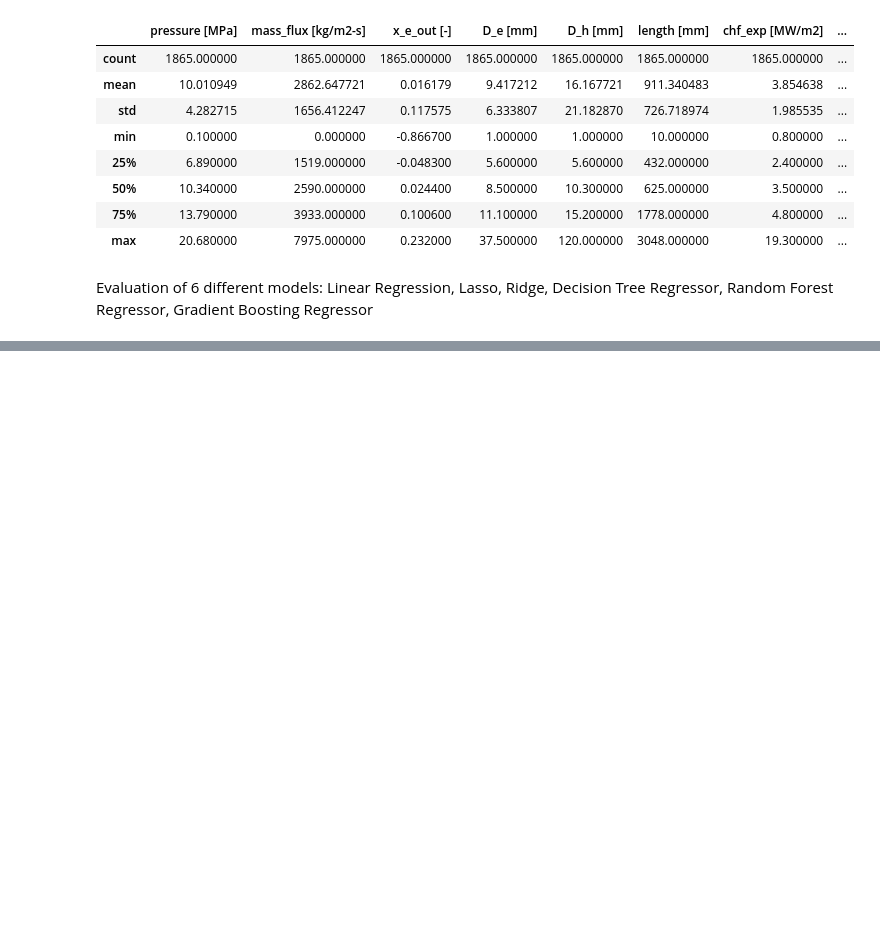
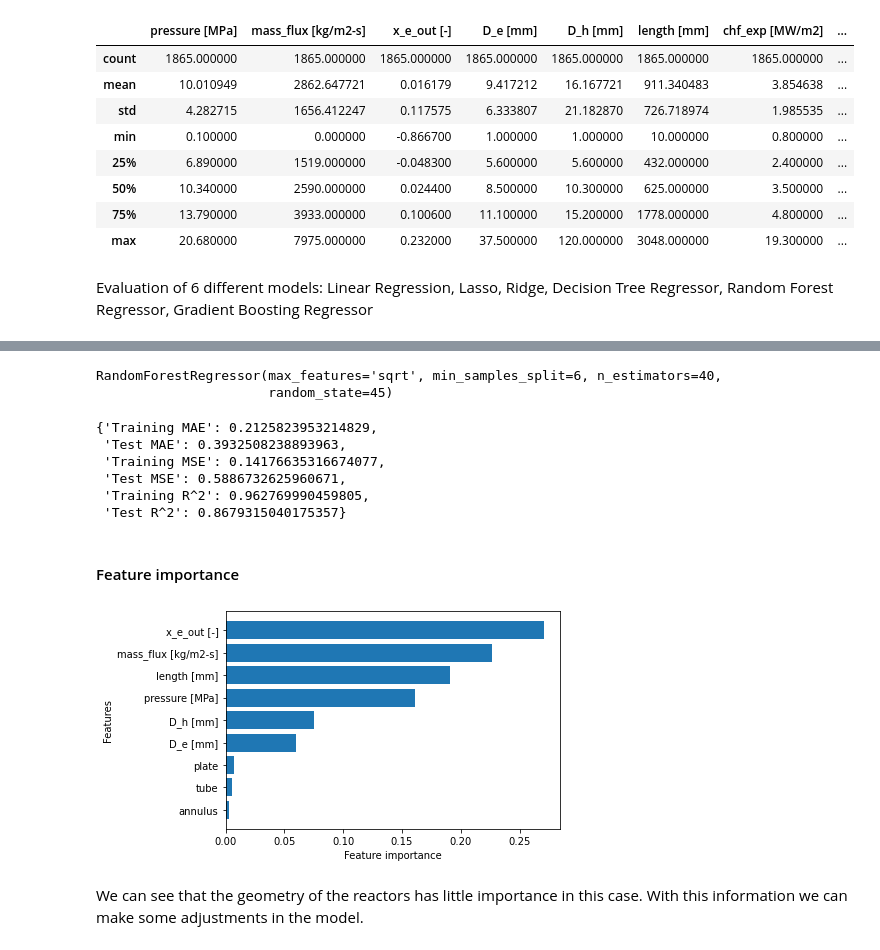
Before and after one commit to isa229/Critical-Heat-Flux-ML, a Jupyter notebook: Prediction of Critical Heat Flux.ipynb, the cells around one changed output, grey strips where cells are left out. Saved outputs shown, nothing was run; the diff lists cells and outputs as text; code cells hidden in the pictures; blank space fills up the shorter version.

```diff
--- a/Prediction of Critical Heat Flux.ipynb
+++ b/Prediction of Critical Heat Flux.ipynb
@@ -227,0 +230,17 @@ The r2_score is 0.9034028301734008
+# %%
+from sklearn.model_selection import RandomizedSearchCV
+
+rf_grid = {"n_estimators": np.arange(10, 100, 10),
+           "max_depth": [None, 3, 5, 10],
+           "min_samples_split": np.arange(2, 20, 2),
+           "min_samples_leaf": np.arange(1, 20, 2),
+           "max_features": [0.5, 1, "sqrt", "auto"]}
+
+rs_model = RandomizedSearchCV(RandomForestRegressor(n_jobs=-1),
+                              param_distributions=rf_grid,
+                              n_iter=100,
+                              cv=5,
+                              verbose=True,
+                              random_state = 45)
+
+rs_model.fit(X_train, y_train)
@@ -227,0 +268,13 @@ The r2_score is 0.9034028301734008
+# %%
+ideal_model = RandomForestRegressor(n_estimators= 40,
+                                  min_samples_split= 6,
+                                  min_samples_leaf= 1,
+                                  max_features= "sqrt",
+                                  max_depth= None,
+                                  random_state = 45)
+
+
+ideal_model.fit(X_train, y_train)
+# %% [output]
+RandomForestRegressor(max_features='sqrt', min_samples_split=6, n_estimators=40,
+                      random_state=45)
@@ -227,0 +292,30 @@ The r2_score is 0.9034028301734008
+# %%
+show_scores(ideal_model)
+# %% [output]
+{'Training MAE': 0.2125823953214829,
+ 'Test MAE': 0.3932508238893963,
+ 'Training MSE': 0.14176635316674077,
+ 'Test MSE': 0.5886732625960671,
+ 'Training R^2': 0.962769990459805,
+ 'Test R^2': 0.8679315040175357}
+# %% [markdown]
+#### Feature importance
+# %%
+def plot_features(columns, importances):
+    df = (pd.DataFrame({"features": columns,
+                        "feature_importances": importances})
+          .sort_values("feature_importances", ascending=False)
+          .reset_index(drop=True))
+
+    # Plot the dataframe
+    fig, ax = plt.subplots()
+    ax.barh(df["features"], df["feature_importances"])
+    ax.set_ylabel("Features")
+    ax.set_xlabel("Feature importance")
+    ax.invert_yaxis()
+# %%
+plot_features(X_train.columns, ideal_model.feature_importances_)
+# %% [output]
+[figure, added]
+# %% [markdown]
+We can see that the geometry of the reactors has little importance in this case. With this information we can make some adjustments in the model.
```
Also changed, not shown: parts of 8 cells of this notebook.
